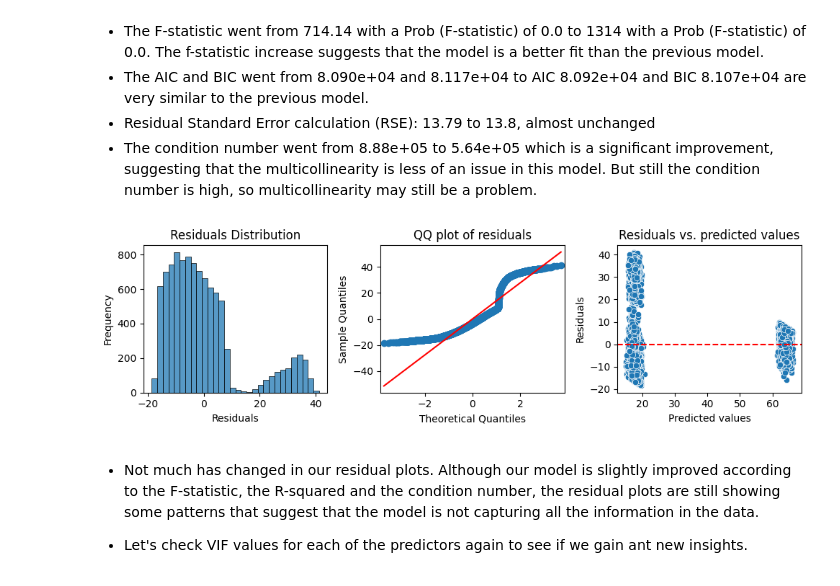
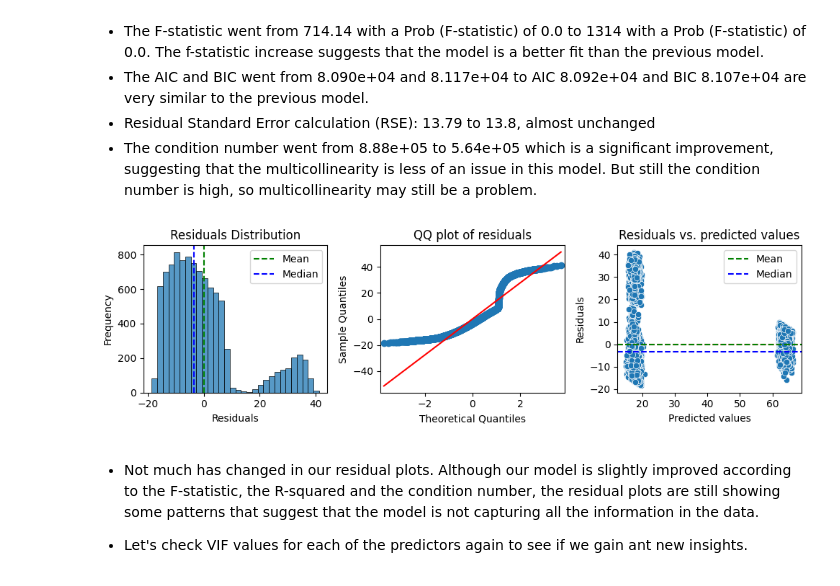
Before and after one commit to vertigoa/master, a Jupyter notebook: d208_task_1ef.ipynb, the cells around one changed output. Cells and saved outputs as stored; diff of their text form; code cells hidden in the pictures.

```diff
--- a/d208_task_1ef.ipynb
+++ b/d208_task_1ef.ipynb
@@ -65,6 +66,7 @@ Y = df['Initial_days']
 X = sm.add_constant(X)
 model = sm.OLS(Y, X).fit()
 predictions = model.predict(X)
+residuals = model.resid
 model_summary = model.summary()
 
 model_summary
@@ -120,36 +122,47 @@ Residual Standard Error (RSE): 13.816250934091325
 - The condition number went from 8.88e+05 to 5.64e+05 which is a significant improvement, suggesting that the multicollinearity is less of an issue in this model. But still the condition number is high, so multicollinearity may still be a problem.
 # %%
 # Calculate the residuals
-def residual_plot():
-    residuals = Y - predictions
+#residuals = Y - predictions
 
 # Plot the residuals
-    fig, axes = plt.subplots(1, 3, figsize=(10, 3))
+fig, axes = plt.subplots(1, 3, figsize=(10, 3))
 
 # Residuals Distribution
-    sns.histplot(residuals, bins=30, ax=axes[0])
-    axes[0].set_xlabel('Residuals')
-    axes[0].set_ylabel('Frequency')
-    axes[0].set_title('Residuals Distribution')
+sns.histplot(residuals, bins=30, ax=axes[0])
+axes[0].set_xlabel('Residuals')
+axes[0].set_ylabel('Frequency')
+axes[0].set_title('Residuals Distribution')
+
+# Add mean and median lines to the histogram
+mean_residuals = residuals.mean()
+median_residuals = residuals.median()
+axes[0].axvline(x=mean_residuals, color='green', linestyle='--', label='Mean')
+axes[0].axvline(x=median_residuals, color='blue', linestyle='--', label='Median')
+axes[0].legend()
 
 # QQ plot of residuals
-    sm.qqplot(residuals, line='s', ax=axes[1])
-    axes[1].set_xlabel("Theoretical Quantiles")
-    axes[1].set_ylabel("Sample Quantiles")
-    axes[1].set_title("QQ plot of residuals")
+sm.qqplot(residuals, line='s', ax=axes[1])
+axes[1].set_xlabel("Theoretical Quantiles")
+axes[1].set_ylabel("Sample Quantiles")
+axes[1].set_title("QQ plot of residuals")
 
-    plt.axhline(y=0, color='red', linestyle='--')
-    sns.scatterplot(x=predictions, y=residuals, ax=axes[2])
-    axes[2].set_xlabel("Predicted values")
-    axes[2].set_ylabel("Residuals")
-    axes[2].set_title("Residuals vs. predicted values")
+plt.axhline(y=0, color='red', linestyle='--')
+sns.scatterplot(x=predictions, y=residuals, ax=axes[2])
+axes[2].set_xlabel("Predicted values")
+axes[2].set_ylabel("Residuals")
+axes[2].set_title("Residuals vs. predicted values")
 
-    plt.tight_layout()
-    plt.show()
+# Add mean and median lines to the residuals plot
+mean_residuals = residuals.mean()
+median_residuals = residuals.median()
+axes[2].axhline(y=mean_residuals, color='green', linestyle='--', label='Mean')
+axes[2].axhline(y=median_residuals, color='blue', linestyle='--', label='Median')
+axes[2].legend()
 
-residual_plot()
+plt.tight_layout()
+plt.show()
 # %% [output]
-[figure, old version]
+[figure, new version]
 # %% [markdown]
 - Not much has changed in our residual plots. Although our model is slightly improved according to the F-statistic, the R-squared and the condition number, the residual plots are still showing some patterns that suggest that the model is not capturing all the information in the data.
 
```
Also changed, not shown: parts of 9 cells of this notebook, 1 other file.
